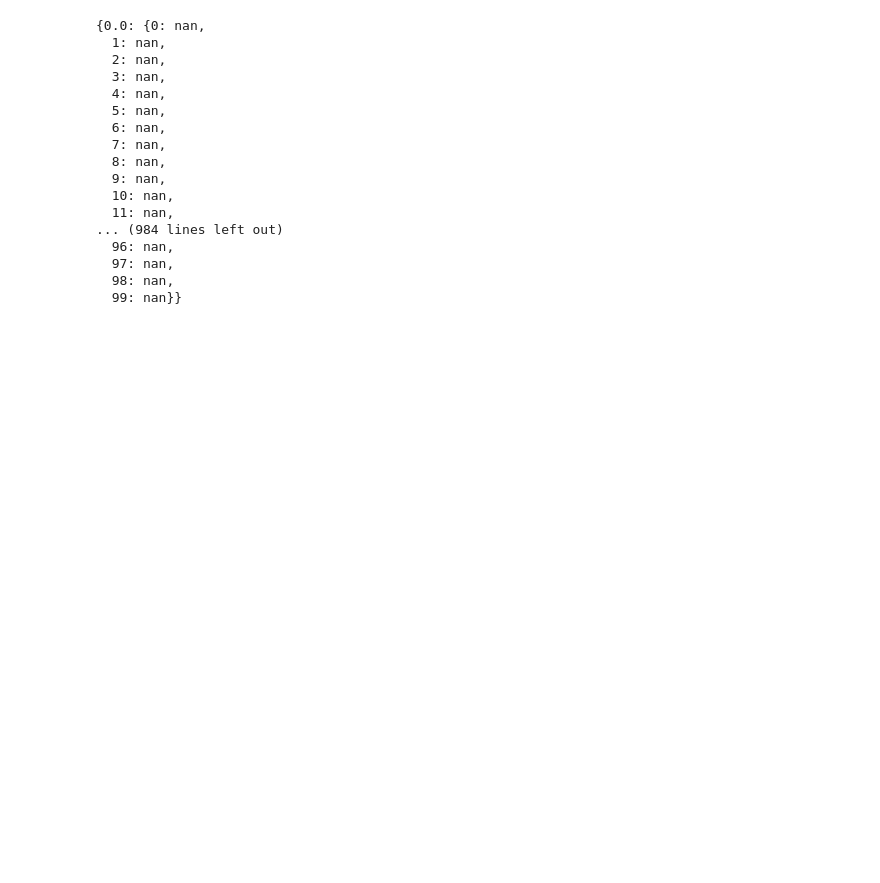
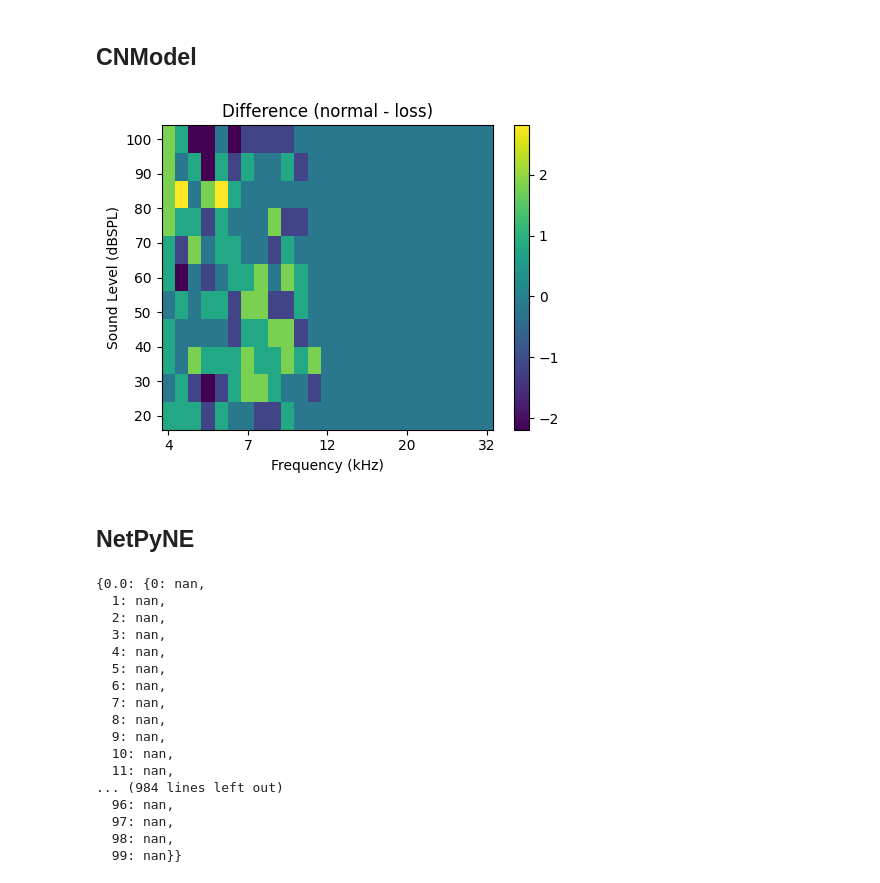
Before and after one commit to kedoxey/DCN_model, a Jupyter notebook: notebooks/plot_response_maps.ipynb, the cells around one changed output. Saved outputs shown, nothing was run; the diff lists cells and outputs as text; code cells hidden in the pictures; blank space fills up the shorter version.

Commit message:
simulations with wider hearing loss, plot difference between normal and loss response maps, IN PROGRESS: IC input

```diff
--- a/notebooks/plot_response_maps.ipynb
+++ b/notebooks/plot_response_maps.ipynb
@@ -8,4 +10,38 @@ import matplotlib.pyplot as plt
 from scipy.interpolate import CubicSpline, interp1d
+# %% [markdown]
+## CNModel
+# %%
+output_dir = '/home/kedoxey/DCN_model/output/response_maps-wider_loss'
+filename = 'pyramidal_16000-25fs_11dbs-response_map'
+rm_data_norm = pickle.load(open(os.path.join(output_dir, f'DATA-{filename}.pkl'), 'rb'))
+rm_data_loss = pickle.load(open(os.path.join(output_dir, f'DATA-{filename}-loss.pkl'), 'rb'))
+# %%
+freqs_log = rm_data_norm['freqs']
+levels = rm_data_norm['levels']
+matrix = rm_data_norm['matrix'] - rm_data_loss['matrix']
+# %%
+
+fig, axs = plt.subplots(1,1,figsize=(5,4))
+
+im = axs.pcolormesh(freqs_log, levels, matrix, cmap=cm.viridis)  # TODO: change colormap
+# axs.invert_yaxis()
+axs.set_xlabel('Frequency (kHz)')
+axs.set_ylabel('Sound Level (dBSPL)')
+# axs.set_xscale('log')
+axs.set_xticks([freqs_log[i] for i in [0, 6, 12, 18, 24]])
+axs.set_xticklabels([4, 7, 12, 20, 32])
+
+# title = 'Hearing Loss' if 'loss' in self.hearing else 'Normal Hearing'
+axs.set_title('Difference (normal - loss)')
+
+fig.colorbar(im)
+# fig.set_dpi(200)
+fig.tight_layout()
+fig.savefig(os.path.join(output_dir, 'response_map_difference.png'), dpi=300)
+# %% [output]
+[figure, added]
+# %% [markdown]
+## NetPyNE
 # %%
 file_name = 'Ix0.5_2-10cells-0.025_220ms-NSA_60Hz-num_spikes.npy'
 # file_name = 'Ix0.5_2-10cells-num_spikes.npy'
```
Also changed, not shown: parts of 2 cells of this notebook, 14 other files.
